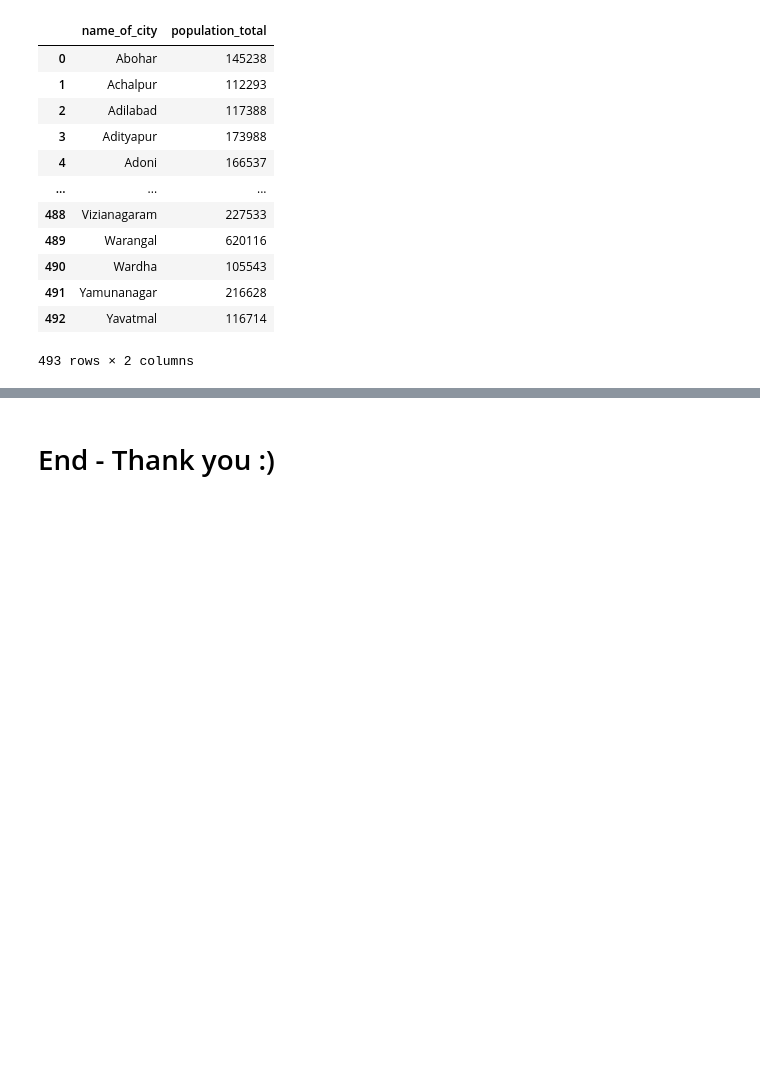
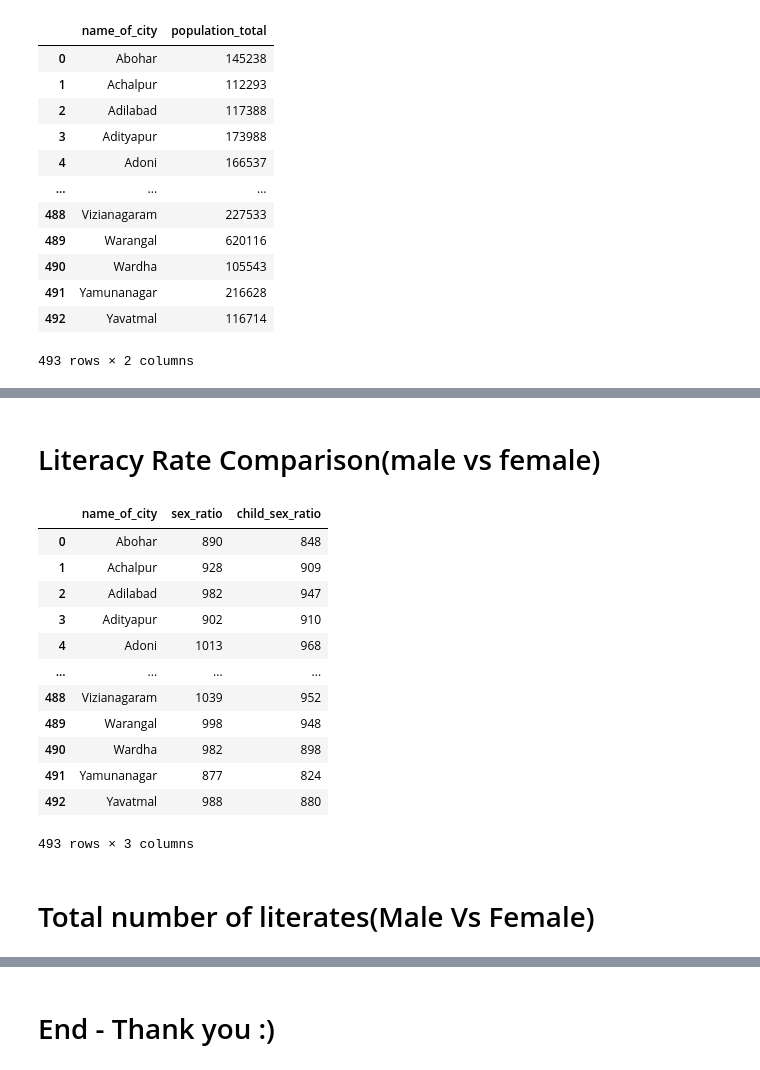
Before and after one commit to kumaramardeep342/Kaggle-Data-Science-Learning, a Jupyter notebook: eda-of-top-500-indian-cities-population.ipynb, the cells around one changed output, grey strips where cells are left out. Saved outputs shown, nothing was run; the diff lists cells and outputs as text; code cells hidden in the pictures; blank space fills up the shorter version.

```diff
--- a/eda-of-top-500-indian-cities-population.ipynb
+++ b/eda-of-top-500-indian-cities-population.ipynb
@@ -369,0 +361,20 @@ population[['name_of_city','effective_literacy_rate_male','effective_literacy_ra
+# %% [markdown]
+# Literacy Rate Comparison(male vs female)
+# %%
+population[['name_of_city','sex_ratio','child_sex_ratio']]
+# %% [output]
+|  | name_of_city | sex_ratio | child_sex_ratio |
+| 0 | Abohar | 890 | 848 |
+| 1 | Achalpur | 928 | 909 |
+| 2 | Adilabad | 982 | 947 |
+| 3 | Adityapur | 902 | 910 |
+| 4 | Adoni | 1013 | 968 |
+| ... | ... | ... | ... |
+| 488 | Vizianagaram | 1039 | 952 |
+| 489 | Warangal | 998 | 948 |
+| 490 | Wardha | 982 | 898 |
+| 491 | Yamunanagar | 877 | 824 |
+| 492 | Yavatmal | 988 | 880 |
+493 rows × 3 columns
+# %% [markdown]
+# Total number of literates(Male Vs Female)
```
Also changed, not shown: parts of 15 cells of this notebook.
